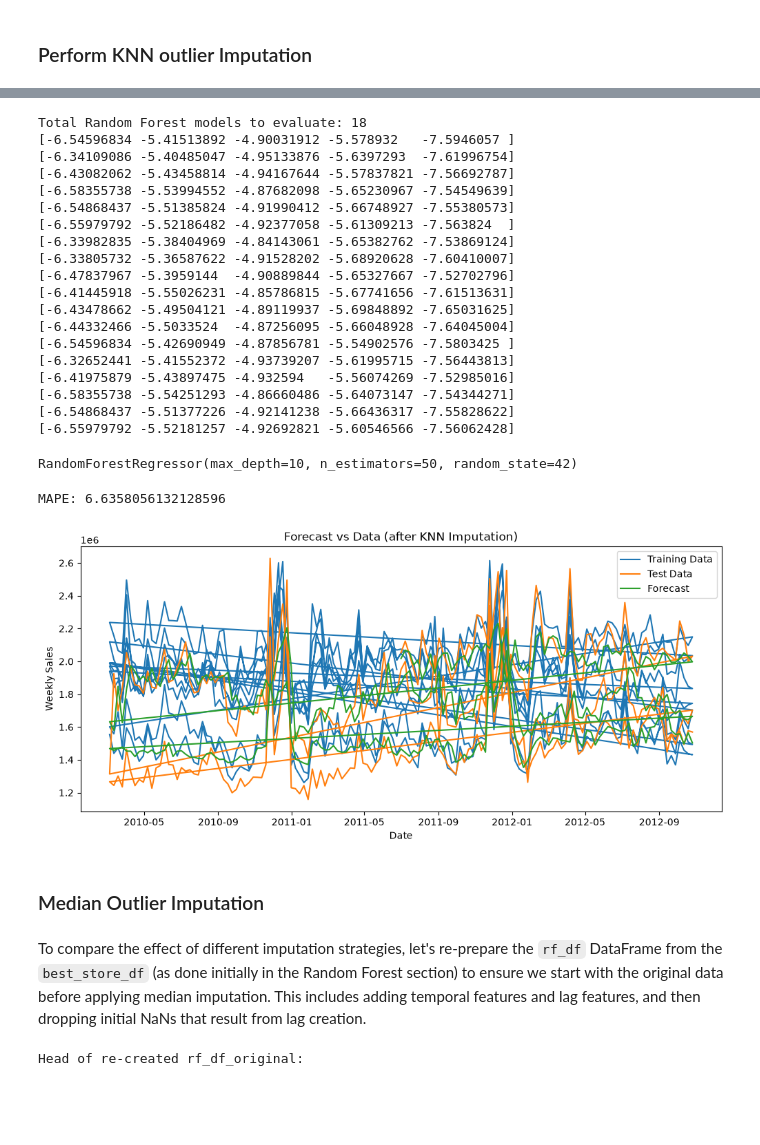
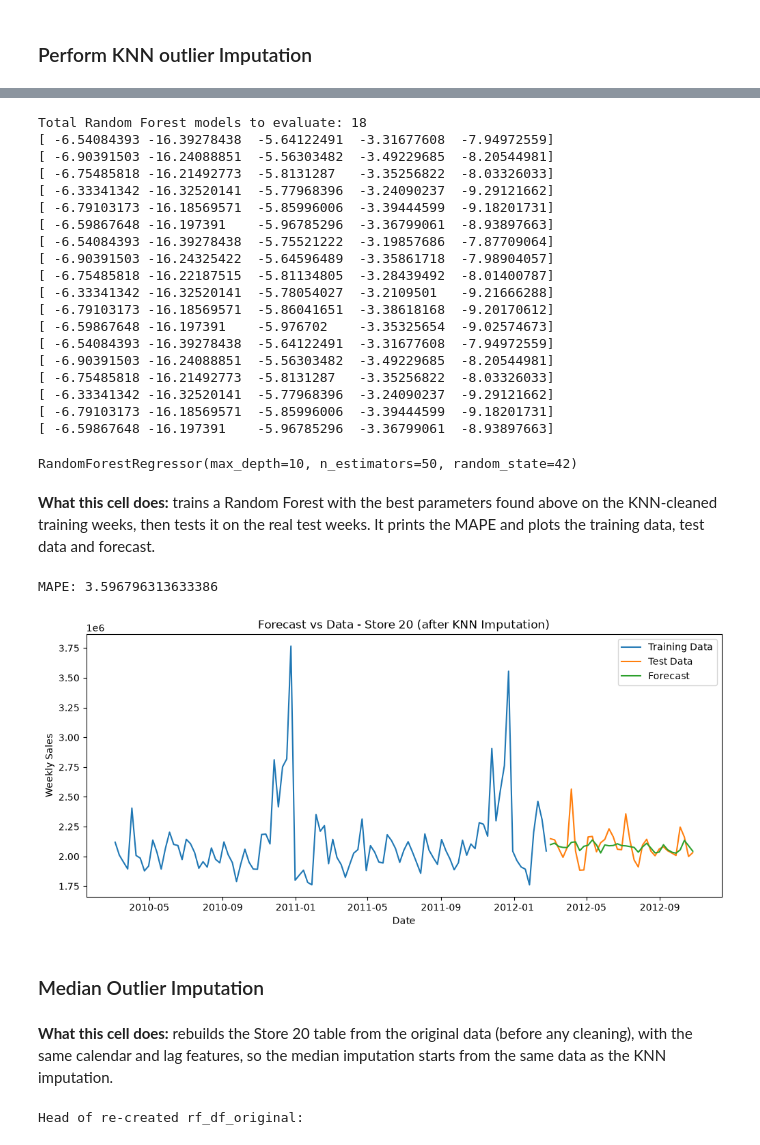
Before and after one commit to tinabazhenova/forecasting, a Jupyter notebook: sales_forecasting.ipynb, the cells around one changed output, grey strips where cells are left out. Saved outputs shown, nothing was run; the diff lists cells and outputs as text; code cells hidden in the pictures; blank space fills up the shorter version.

```diff
--- a/sales_forecasting.ipynb
+++ b/sales_forecasting.ipynb
@@ -663,12 +723,15 @@ from sklearn.model_selection import TimeSeriesSplit, cross_val_score, ParameterG
 import numpy as np
 from sklearn.ensemble import RandomForestRegressor
 
-## rdf cleaned is the knn outlier imputation strategy
-rf_df = rf_df_cleaned.copy()
+## train_knn is the KNN outlier imputation strategy (Store 20, training weeks only)
+# rf_df = rf_df_cleaned.copy()
 features = ['Holiday_Flag', 'Temperature', 'Fuel_Price', 'CPI', 'Unemployment', 'year', 'month', 'week', 'lag_1', 'lag_2', 'lag_4']
 # Combine features and target for cross-validation
-X = rf_df[features]
-y = rf_df['Weekly_Sales']
+# Only the training weeks are used, so the test weeks are never seen while tuning
+# X = rf_df[features]
+# y = rf_df['Weekly_Sales']
+X = train_knn[features]
+y = train_knn['Weekly_Sales']
 
 # Define the K-fold splitter using TimeSeriesSplit
 # n_splits determines the number of train/test splits.
@@ -721,82 +784,86 @@ best_params_rf = all_params_rf[best_params_idx_rf]
 
 # Retrain the final model using these best parameters on the full training data
 final_rf_model = RandomForestRegressor(random_state=42, **best_params_rf)
-final_rf_model.fit(X, y) # Fit on the full dataset (X, y)
+final_rf_model.fit(X, y) # Fit on the training data (X, y)
 
 # print('\nFinal Random Forest model trained with best parameters!')
 # %% [output]
 Total Random Forest models to evaluate: 18
-[-6.54596834 -5.41513892 -4.90031912 -5.578932   -7.5946057 ]
-[-6.34109086 -5.40485047 -4.95133876 -5.6397293  -7.61996754]
-[-6.43082062 -5.43458814 -4.94167644 -5.57837821 -7.56692787]
-[-6.58355738 -5.53994552 -4.87682098 -5.65230967 -7.54549639]
-[-6.54868437 -5.51385824 -4.91990412 -5.66748927 -7.55380573]
-[-6.55979792 -5.52186482 -4.92377058 -5.61309213 -7.563824  ]
-[-6.33982835 -5.38404969 -4.84143061 -5.65382762 -7.53869124]
-[-6.33805732 -5.36587622 -4.91528202 -5.68920628 -7.60410007]
-[-6.47837967 -5.3959144  -4.90889844 -5.65327667 -7.52702796]
-[-6.41445918 -5.55026231 -4.85786815 -5.67741656 -7.61513631]
-[-6.43478662 -5.49504121 -4.89119937 -5.69848892 -7.65031625]
-[-6.44332466 -5.5033524  -4.87256095 -5.66048928 -7.64045004]
-[-6.54596834 -5.42690949 -4.87856781 -5.54902576 -7.5803425 ]
-[-6.32652441 -5.41552372 -4.93739207 -5.61995715 -7.56443813]
-[-6.41975879 -5.43897475 -4.932594   -5.56074269 -7.52985016]
-[-6.58355738 -5.54251293 -4.86660486 -5.64073147 -7.54344271]
-[-6.54868437 -5.51377226 -4.92141238 -5.66436317 -7.55828622]
-[-6.55979792 -5.52181257 -4.92692821 -5.60546566 -7.56062428]
+[ -6.54084393 -16.39278438  -5.64122491  -3.31677608  -7.94972559]
+[ -6.90391503 -16.24088851  -5.56303482  -3.49229685  -8.20544981]
+[ -6.75485818 -16.21492773  -5.8131287   -3.35256822  -8.03326033]
+[ -6.33341342 -16.32520141  -5.77968396  -3.24090237  -9.29121662]
+[ -6.79103173 -16.18569571  -5.85996006  -3.39444599  -9.18201731]
+[ -6.59867648 -16.197391    -5.96785296  -3.36799061  -8.93897663]
+[ -6.54084393 -16.39278438  -5.75521222  -3.19857686  -7.87709064]
+[ -6.90391503 -16.24325422  -5.64596489  -3.35861718  -7.98904057]
+[ -6.75485818 -16.22187515  -5.81134805  -3.28439492  -8.01400787]
+[ -6.33341342 -16.32520141  -5.78054027  -3.2109501   -9.21666288]
+[ -6.79103173 -16.18569571  -5.86041651  -3.38618168  -9.20170612]
+[ -6.59867648 -16.197391    -5.976702    -3.35325654  -9.02574673]
+[ -6.54084393 -16.39278438  -5.64122491  -3.31677608  -7.94972559]
+[ -6.90391503 -16.24088851  -5.56303482  -3.49229685  -8.20544981]
+[ -6.75485818 -16.21492773  -5.8131287   -3.35256822  -8.03326033]
+[ -6.33341342 -16.32520141  -5.77968396  -3.24090237  -9.29121662]
+[ -6.79103173 -16.18569571  -5.85996006  -3.39444599  -9.18201731]
+[ -6.59867648 -16.197391    -5.96785296  -3.36799061  -8.93897663]
 RandomForestRegressor(max_depth=10, n_estimators=50, random_state=42)
+# %% [markdown]
+**What this cell does:** trains a Random Forest with the best parameters found above on the KNN-cleaned training weeks, then tests it on the real test weeks. It prints the MAPE and plots the training data, test data and forecast.
 # %%
 ### Using the best params from kfold to fit the randomforest,
 from sklearn.ensemble import RandomForestRegressor
 
-# Re-define train/test splits to ensure they use the cleaned rf_df
-# rf_df is already updated to rf_df_cleaned in cell 1a9246af after imputation
+# Use the Store 20 split from the KNN imputation cell:
+# cleaned training weeks, and the real (unchanged) test weeks
 
 # Ensure features list is consistent
 features = ['Holiday_Flag', 'Temperature', 'Fuel_Price', 'CPI', 'Unemployment', 'year', 'month', 'week', 'lag_1', 'lag_2', 'lag_4']
 
-split_ind = int(len(rf_df) * 0.75)
-
-train_rf_cleaned = rf_df.iloc[:split_ind]
-test_rf_cleaned = rf_df.iloc[split_ind:]
+# split_ind = int(len(rf_df) * 0.75)
+#
+# train_rf_cleaned = rf_df.iloc[:split_ind]
+# test_rf_cleaned = rf_df.iloc[split_ind:]
+train_rf_cleaned = train_knn
+test_rf_cleaned = test_knn
 
 x_train = train_rf_cleaned[features]
 y_train = train_rf_cleaned['Weekly_Sales']
 
 x_test = test_rf_cleaned[features]
 y_test = test_rf_cleaned['Weekly_Sales']
 
 # Use the best_params_rf found during cross-validation
-# The best_params_rf dictionary was determined in cell 1a9246af
+# The best_params_rf dictionary was determined in the K-Fold cell above
 # We will instantiate the RandomForestRegressor with these optimal parameters
 rf_model = RandomForestRegressor(random_state=42, **best_params_rf)
 rf_model.fit(x_train, y_train)
 
 # Make predictions on the test set using the tuned model
 y_pred = rf_model.predict(x_test)
 # Estimate MAPE
 mape = np.mean(np.abs((y_test - y_pred) / y_test)) * 100
 print("MAPE:", mape)
 
 
 # plot RF
 import matplotlib.pyplot as plt
 plt.figure(figsize=(12,5))
 plt.plot(train_rf_cleaned['Date'], train_rf_cleaned['Weekly_Sales'], label='Training Data') # Use cleaned train data for plot
 plt.plot(test_rf_cleaned['Date'], test_rf_cleaned['Weekly_Sales'], label='Test Data')     # Use cleaned test data for plot
 plt.plot(test_rf_cleaned['Date'], y_pred, label='Forecast')
 plt.xlabel('Date')
 plt.ylabel('Weekly Sales')
-plt.title('Forecast vs Data (after KNN Imputation)') # Update title to reflect imputation
+plt.title(f'Forecast vs Data - Store {int(best_store)} (after KNN Imputation)')
 plt.legend()
 plt.show()
 # %% [output]
-MAPE: 6.6358056132128596
+MAPE: 3.596796313633386
-[figure, old version]
+[figure, new version]
 # %% [markdown]
 ### Median Outlier Imputation
-# %% [markdown]
-To compare the effect of different imputation strategies, let's re-prepare the `rf_df` DataFrame from the `best_store_df` (as done initially in the Random Forest section) to ensure we start with the original data before applying median imputation. This includes adding temporal features and lag features, and then dropping initial NaNs that result from lag creation.
+# %% [markdown]
+**What this cell does:** rebuilds the Store 20 table from the original data (before any cleaning), with the same calendar and lag features, so the median imputation starts from the same data as the KNN imputation.
 # %%
 import pandas as pd
 import numpy as np
```
Also changed, not shown: parts of 53 cells of this notebook, 1 other file.
